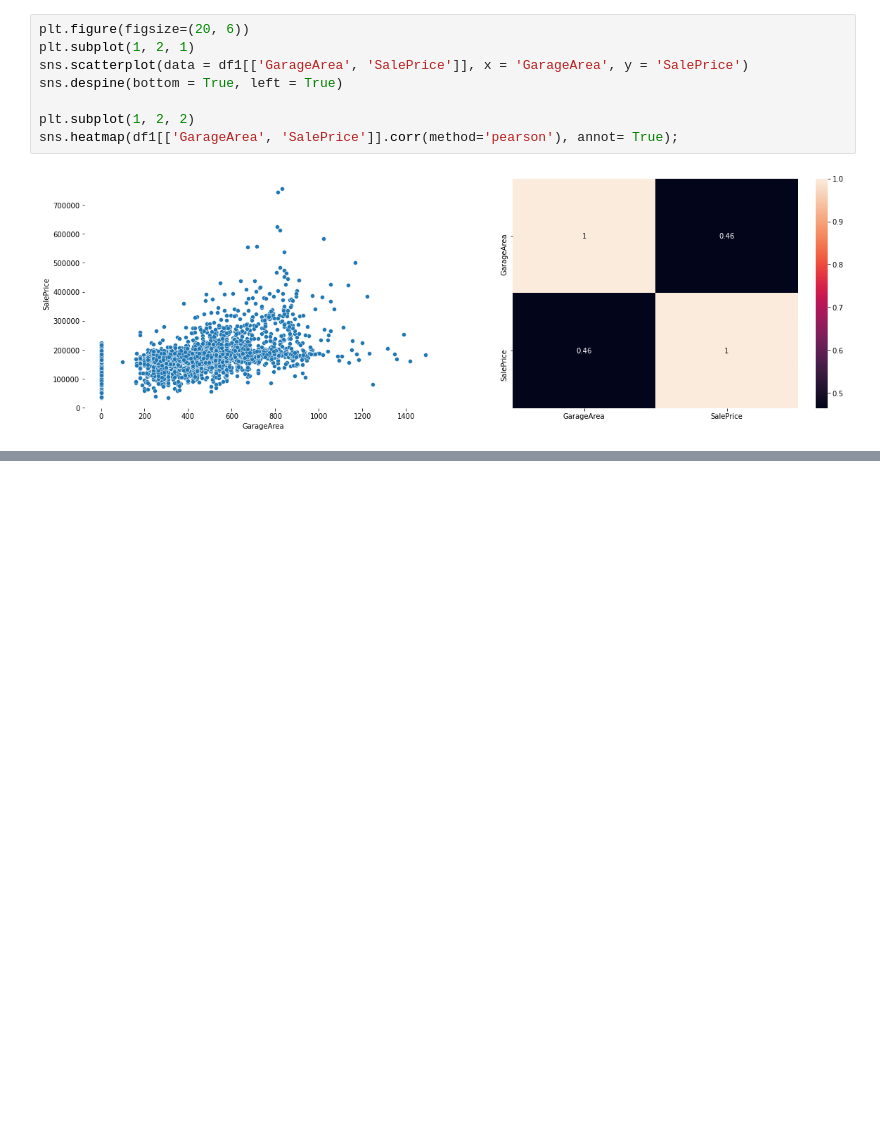
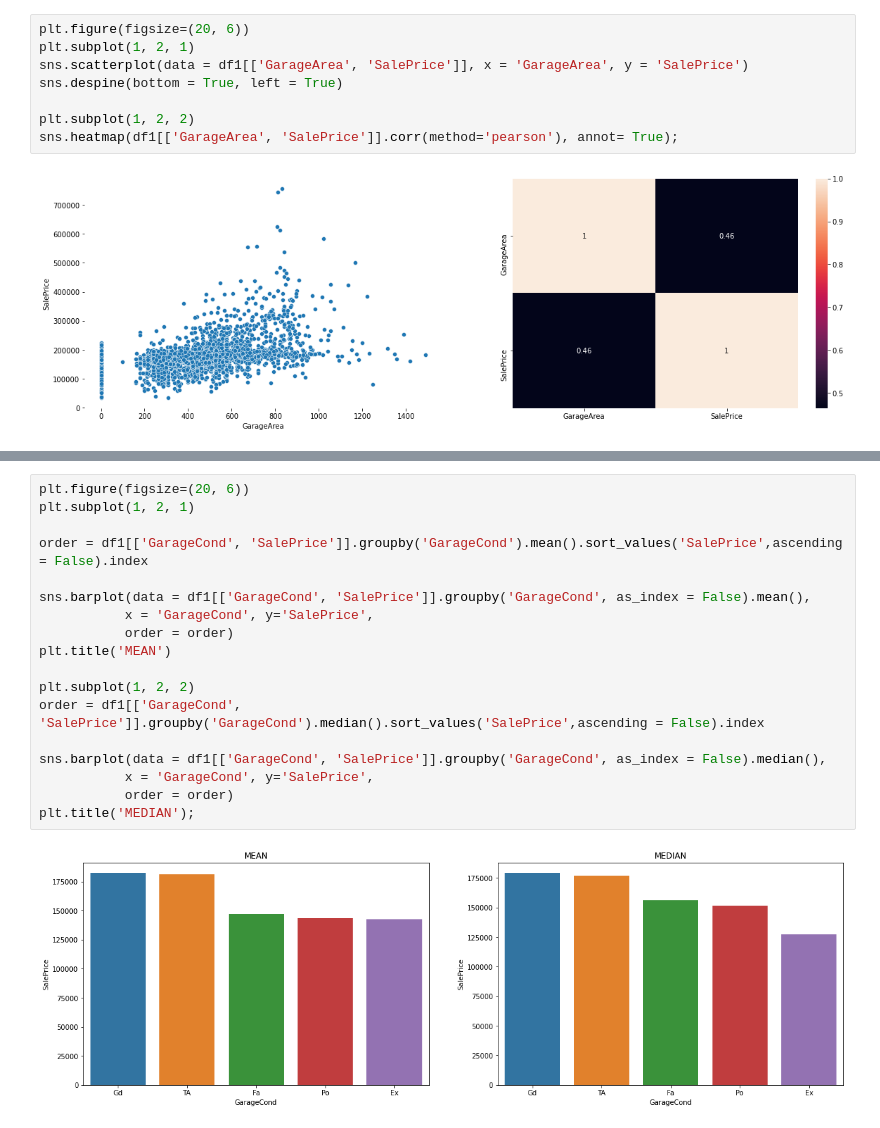
Before and after one commit to daianeklein/House-Prices-advRegressionTechniques, a Jupyter notebook: House-Prices-Adv-Regression-Techniques/01/House-Prices-Advanced-Regression-Techniques-Garage.ipynb, the cells around one changed output, grey strips where cells are left out. Drawn from its saved outputs; the diff is of its cells as text; blank space fills up the shorter version.

```diff
--- a/House-Prices-Adv-Regression-Techniques/01/House-Prices-Advanced-Regression-Techniques-Garage.ipynb
+++ b/House-Prices-Adv-Regression-Techniques/01/House-Prices-Advanced-Regression-Techniques-Garage.ipynb
@@ -404,0 +421,20 @@ sns.heatmap(df1[['GarageArea', 'SalePrice']].corr(method='pearson'), annot= True
+# %%
+plt.figure(figsize=(20, 6))
+plt.subplot(1, 2, 1)
+
+order = df1[['GarageCond', 'SalePrice']].groupby('GarageCond').mean().sort_values('SalePrice',ascending = False).index
+
+sns.barplot(data = df1[['GarageCond', 'SalePrice']].groupby('GarageCond', as_index = False).mean(),
+           x = 'GarageCond', y='SalePrice',
+           order = order)
+plt.title('MEAN')
+
+plt.subplot(1, 2, 2)
+order = df1[['GarageCond', 'SalePrice']].groupby('GarageCond').median().sort_values('SalePrice',ascending = False).index
+
+sns.barplot(data = df1[['GarageCond', 'SalePrice']].groupby('GarageCond', as_index = False).median(),
+           x = 'GarageCond', y='SalePrice',
+           order = order)
+plt.title('MEDIAN');
+# %% [output]
+[figure, added]
```
Also changed, not shown: parts of 14 cells of this notebook.
